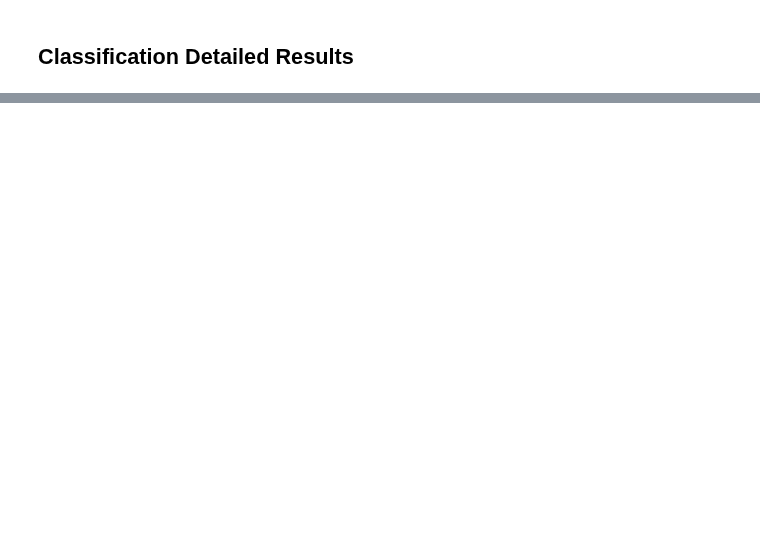
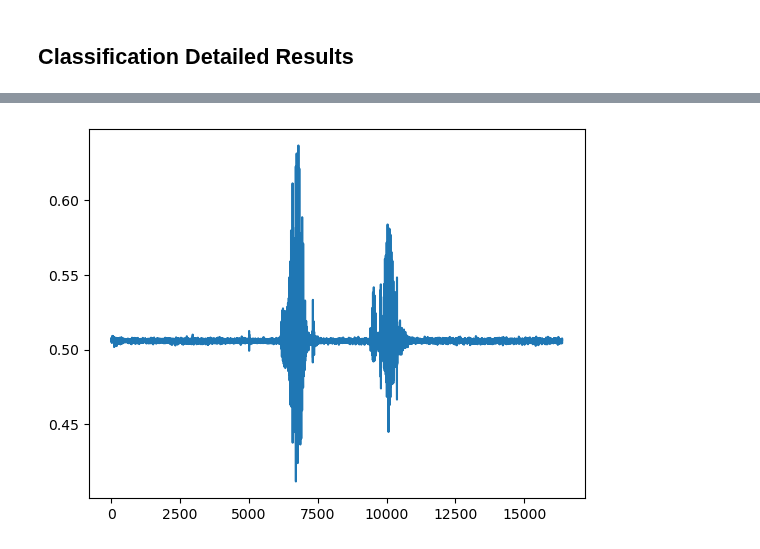
Before and after one commit to M0JPI/red-pitaya-projects, a Jupyter notebook: jupyter-notebooks/edge_impulse_audio/audio-classification.ipynb, the cells around one changed output, grey strips where cells are left out. Cells and saved outputs as stored; diff of their text form; code cells hidden in the pictures; blank space fills up the shorter version.

Commit message:
Updated on new SD card image

```diff
--- a/jupyter-notebooks/edge_impulse_audio/audio-classification.ipynb
+++ b/jupyter-notebooks/edge_impulse_audio/audio-classification.ipynb
@@ -141,0 +136,6 @@ red-pitaya: 0.00
+# %%
+plot_audio(audio_data_returned)
+python_display_audio = display_audio(audio_data_returned, sr = 3000)
+python_display_audio
+# %% [output]
+[figure, added]
```
Also changed, not shown: parts of 5 cells of this notebook, 5 other files.
